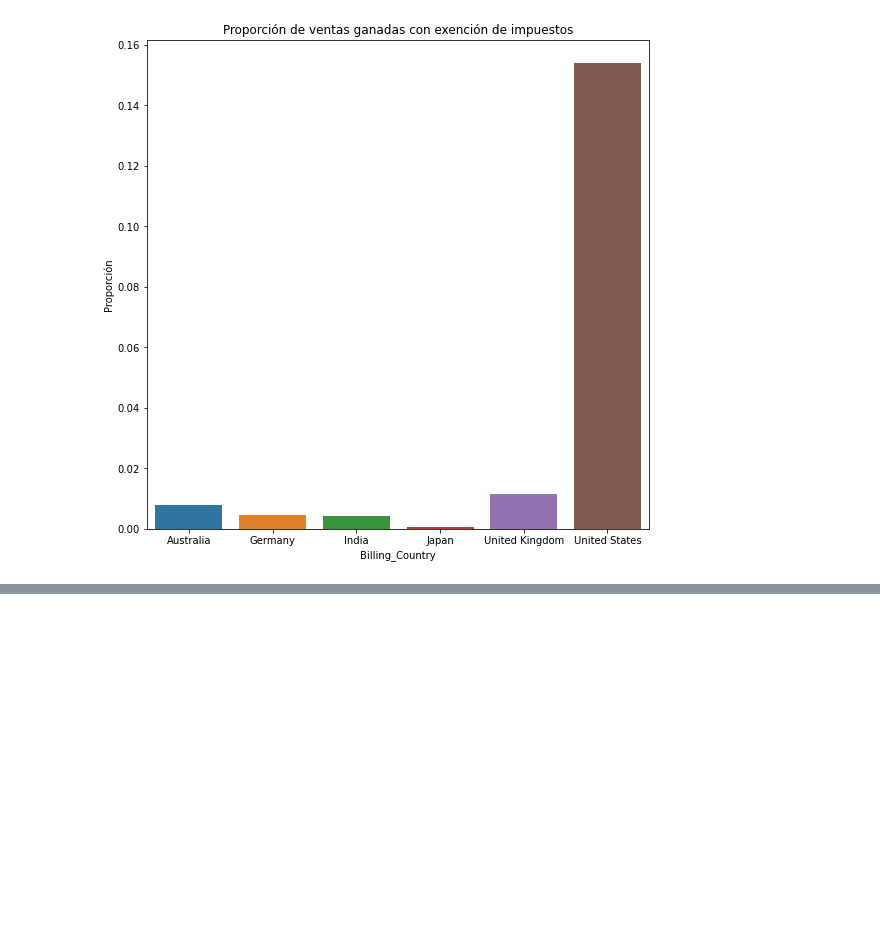
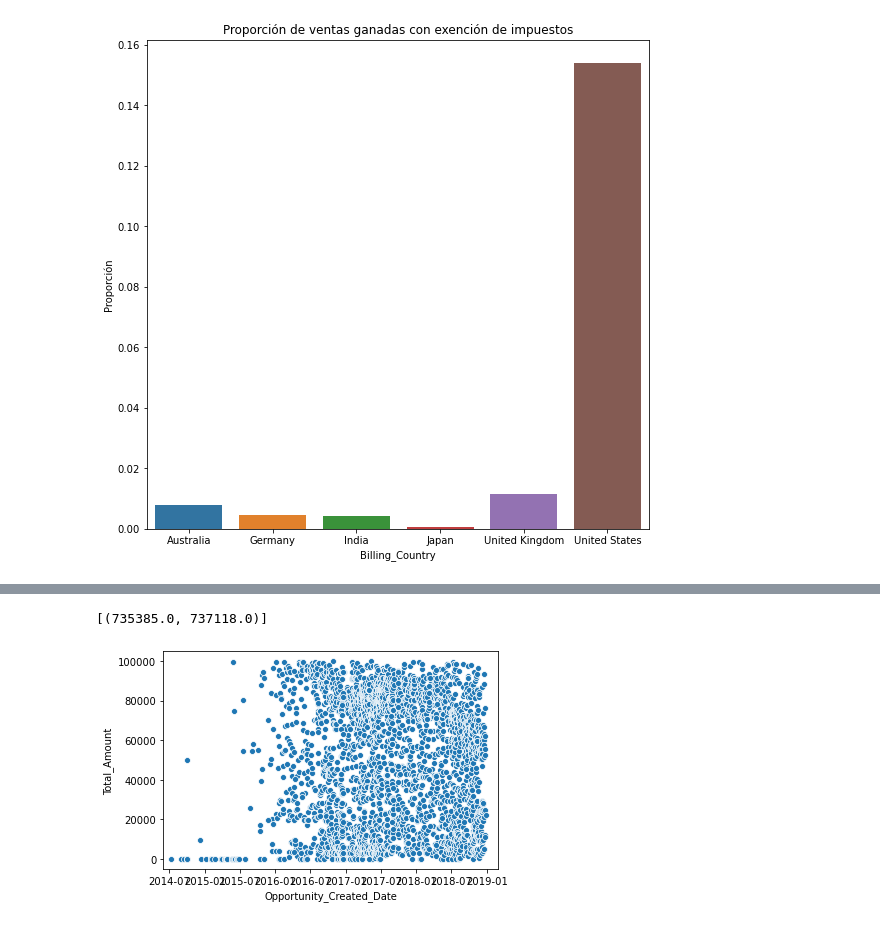
Before and after one commit to RiedelNicolas/75.06-2C2020-TP1, a Jupyter notebook: Codigo_analisis.ipynb, the cells around one changed output, grey strips where cells are left out. Cells and saved outputs as stored; diff of their text form; code cells hidden in the pictures; blank space fills up the shorter version.

Commit message:
Empiezo analisis de precio total pagado por fecha

```diff
--- a/Codigo_analisis.ipynb
+++ b/Codigo_analisis.ipynb
@@ -54,6 +54,7 @@ datos = datos[filtrar_columnas_nulas(datos)]
 datos["Price"] = pd.to_numeric(datos["Price"], errors="coerce")
 datos["Quote_Expiry_Date"] = pd.to_numeric(datos["Price"], errors="coerce")
 datos["Last_Modified_Date"] = pd.to_numeric(datos["Price"], errors="coerce")
+datos["Opportunity_Created_Date"] = pd.to_datetime(datos["Opportunity_Created_Date"], errors = "coerce")
 #datos["Actual_Delivery_Date"] = pd.to_numeric(datos["Actual_Delivery_Date"], errors="coerce")
 
 #columnas_invariantes(datos)
@@ -451,3 +450,20 @@ plt.savefig("img/Paises/Proporción de ventas ganadas con exención de impuestos
 plt.show()
 # %% [output]
 [figure]
+# %%
+#Genero un dataframe que termine teniendo la fecha de creacion de la oportunidad, el id de la oportunidad,
+#la region de la oportunidad, y el precio total de los productos pagados
+precios_totales_pagados = datos[["Opportunity_ID", "Total_Amount"]].\
+        groupby("Opportunity_ID").agg({"Total_Amount":"sum"})
+inversion_por_region_y_fecha = datos[["Opportunity_ID", "Opportunity_Created_Date", "Region"]].\
+        drop_duplicates(subset=["Opportunity_ID"])
+
+#Se termina de generar el dfr que se queria generar
+inversion_por_region_y_fecha = inversion_por_region_y_fecha.\
+        merge(precios_totales_pagados, on = "Opportunity_ID")
+
+#Filtro los Total_Amount mayores a ese valor porque son muy pocos
+inversion_por_region_y_fecha = inversion_por_region_y_fecha[inversion_por_region_y_fecha["Total_Amount"] < 10e4]
+
+#inversion_por_region_y_fecha.reset_index(inplace = True)
+inversion_por_region_y_fecha
@@ -453,0 +484,9 @@ plt.show()
+# %%
+#sns.scatterplot(x='Estimated Delivery Days', y='Won Opportunity Rate', data=wonRateByDateDiff)
+scatter = sns.scatterplot(x="Opportunity_Created_Date", y="Total_Amount", data=inversion_por_region_y_fecha)
+scatter.set(xlim = (pd.to_datetime("2014-06-01", errors="coerce"), pd.to_datetime("2019-2-28", errors="coerce")))
+
+#PASAR A DOLARES
+# %% [output]
+[(735385.0, 737118.0)]
+[figure, added]
```
Also changed, not shown: parts of 3 cells of this notebook.
